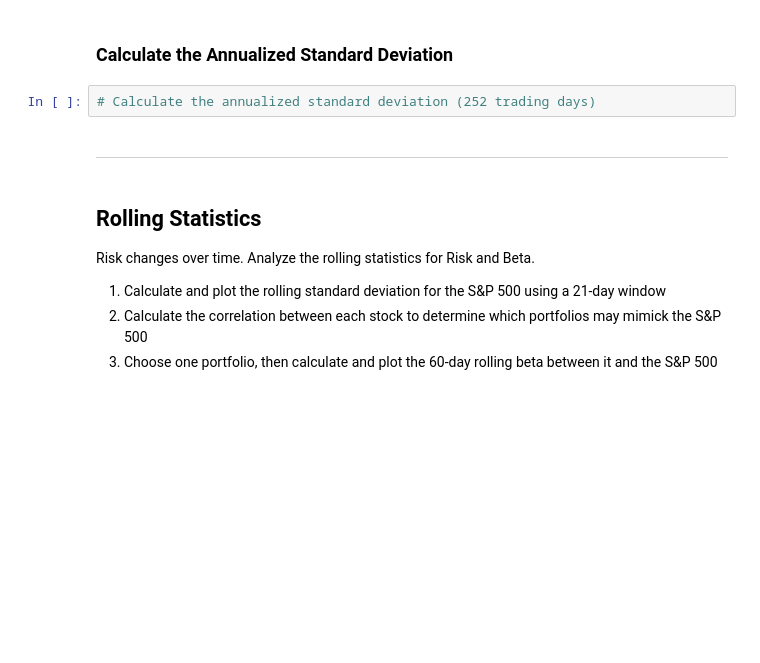
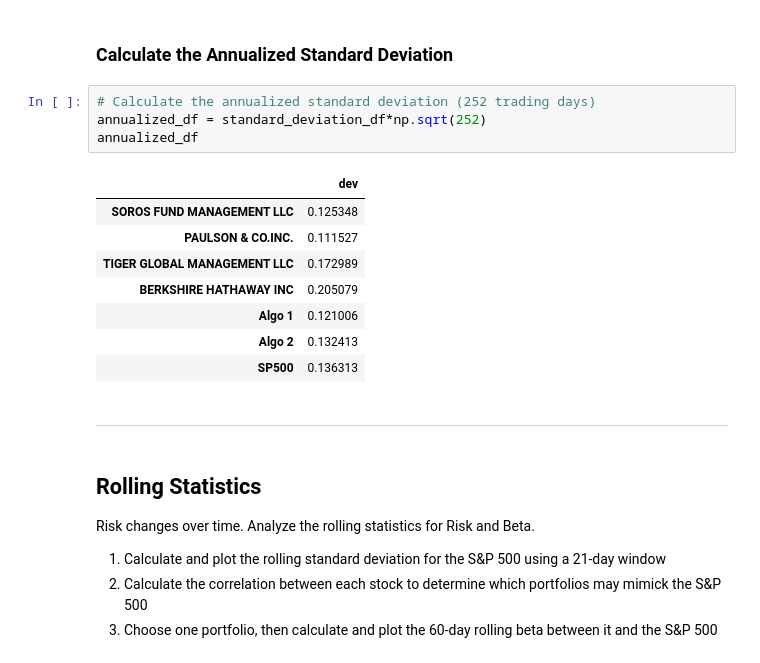
Before and after one commit to msierracrypto/pandas-homework, a Jupyter notebook: Starter_Code/whale_analysis.ipynb, the cells around one changed output. Cells and saved outputs as stored; diff of their text form; blank space fills up the shorter version.

```diff
--- a/Starter_Code/whale_analysis.ipynb
+++ b/Starter_Code/whale_analysis.ipynb
@@ -250,6 +254,17 @@ combined_df.plot(kind="box", figsize=[15,7])
 ### Calculate the Annualized Standard Deviation
 # %%
 # Calculate the annualized standard deviation (252 trading days)
+annualized_df = standard_deviation_df*np.sqrt(252)
+annualized_df
+# %% [output]
+|  | dev |
+| SOROS FUND MANAGEMENT LLC | 0.125348 |
+| PAULSON & CO.INC. | 0.111527 |
+| TIGER GLOBAL MANAGEMENT LLC | 0.172989 |
+| BERKSHIRE HATHAWAY INC | 0.205079 |
+| Algo 1 | 0.121006 |
+| Algo 2 | 0.132413 |
+| SP500 | 0.136313 |
 # %% [markdown]
 ---
 # %% [markdown]
```
Also changed, not shown: parts of 3 cells of this notebook.
